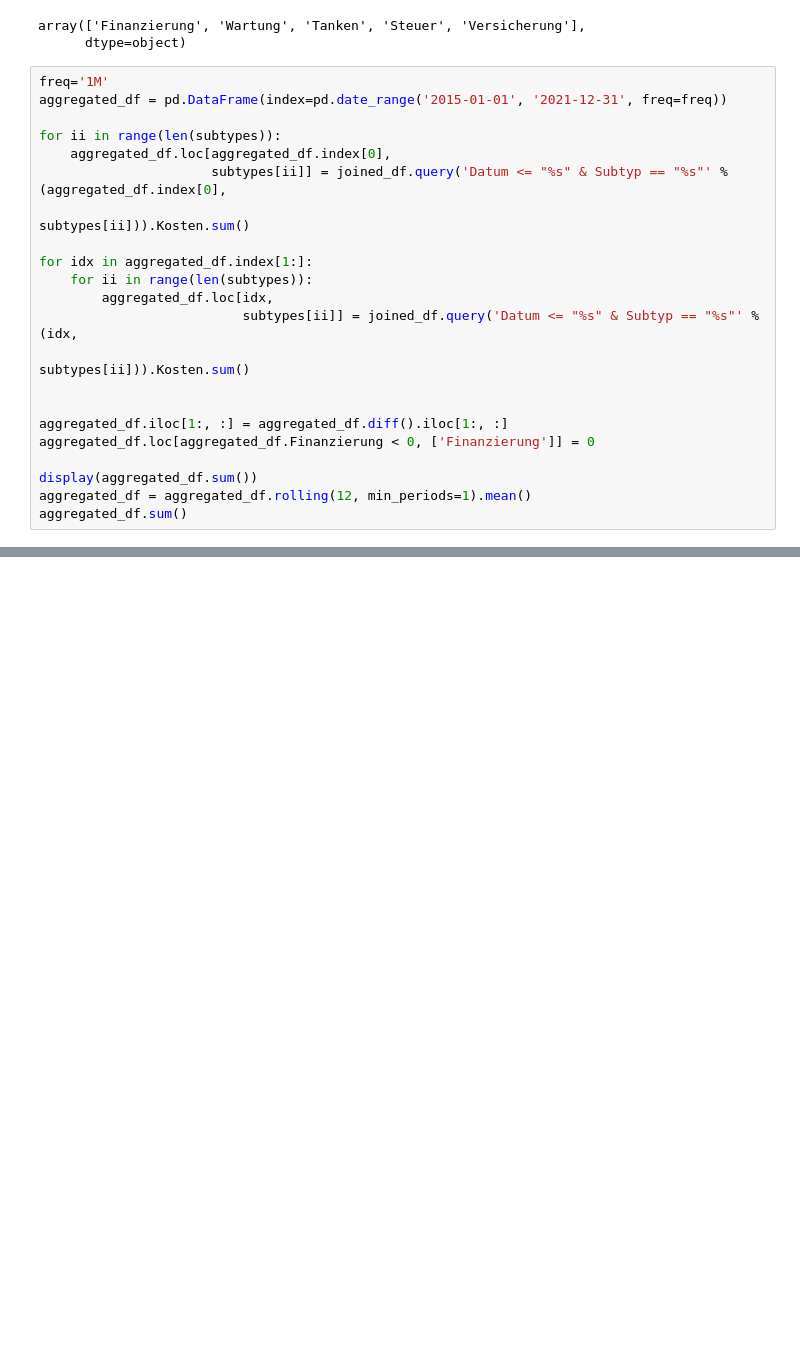
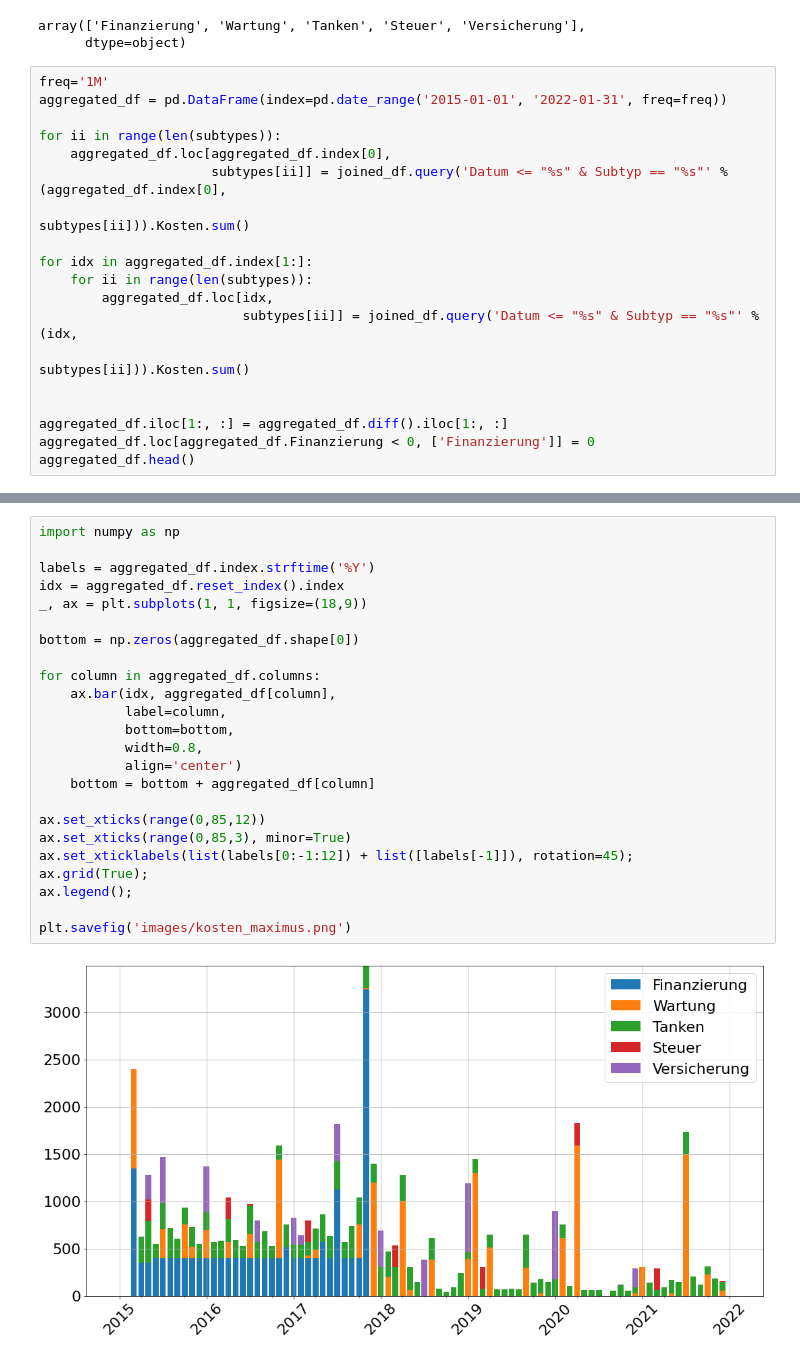
Before and after one commit to schorschie/car_cost_comparisons, a Jupyter notebook: Kostenabrechnung_Maximus.ipynb, the cells around one changed output, grey strips where cells are left out. Cells and saved outputs as stored; diff of their text form; blank space fills up the shorter version.

Commit message:
Nicer diagram and sell price bmw adjusted

```diff
--- a/Kostenabrechnung_Maximus.ipynb
+++ b/Kostenabrechnung_Maximus.ipynb
@@ -83,7 +83,7 @@ array(['Finanzierung', 'Wartung', 'Tanken', 'Steuer', 'Versicherung'],
       dtype=object)
 # %%
 freq='1M'
-aggregated_df = pd.DataFrame(index=pd.date_range('2015-01-01', '2021-12-31', freq=freq))
+aggregated_df = pd.DataFrame(index=pd.date_range('2015-01-01', '2022-01-31', freq=freq))
 
 for ii in range(len(subtypes)):
     aggregated_df.loc[aggregated_df.index[0],
@@ -99,8 +99,5 @@ for idx in aggregated_df.index[1:]:
 
 aggregated_df.iloc[1:, :] = aggregated_df.diff().iloc[1:, :]
 aggregated_df.loc[aggregated_df.Finanzierung < 0, ['Finanzierung']] = 0
-
-display(aggregated_df.sum())
-aggregated_df = aggregated_df.rolling(12, min_periods=1).mean()
-aggregated_df.sum()
+aggregated_df.head()
 # %% [output]
@@ -131,3 +110,29 @@ plt.savefig('images/kosten_maximus.png')
+# %%
+import numpy as np
+
+labels = aggregated_df.index.strftime('%Y')
+idx = aggregated_df.reset_index().index
+_, ax = plt.subplots(1, 1, figsize=(18,9))
+
+bottom = np.zeros(aggregated_df.shape[0])
+
+for column in aggregated_df.columns:
+    ax.bar(idx, aggregated_df[column],
+           label=column,
+           bottom=bottom,
+           width=0.8,
+           align='center')
+    bottom = bottom + aggregated_df[column]
+
+ax.set_xticks(range(0,85,12))
+ax.set_xticks(range(0,85,3), minor=True)
+ax.set_xticklabels(list(labels[0:-1:12]) + list([labels[-1]]), rotation=45);
+ax.grid(True);
+ax.legend();
+
+plt.savefig('images/kosten_maximus.png')
+# %% [output]
+[figure, added]
 # %%
 import matplotlib.pyplot as plt
 plt.rcParams.update({'font.size': 22})
```
Also changed, not shown: parts of 4 cells of this notebook, 4 other files.
